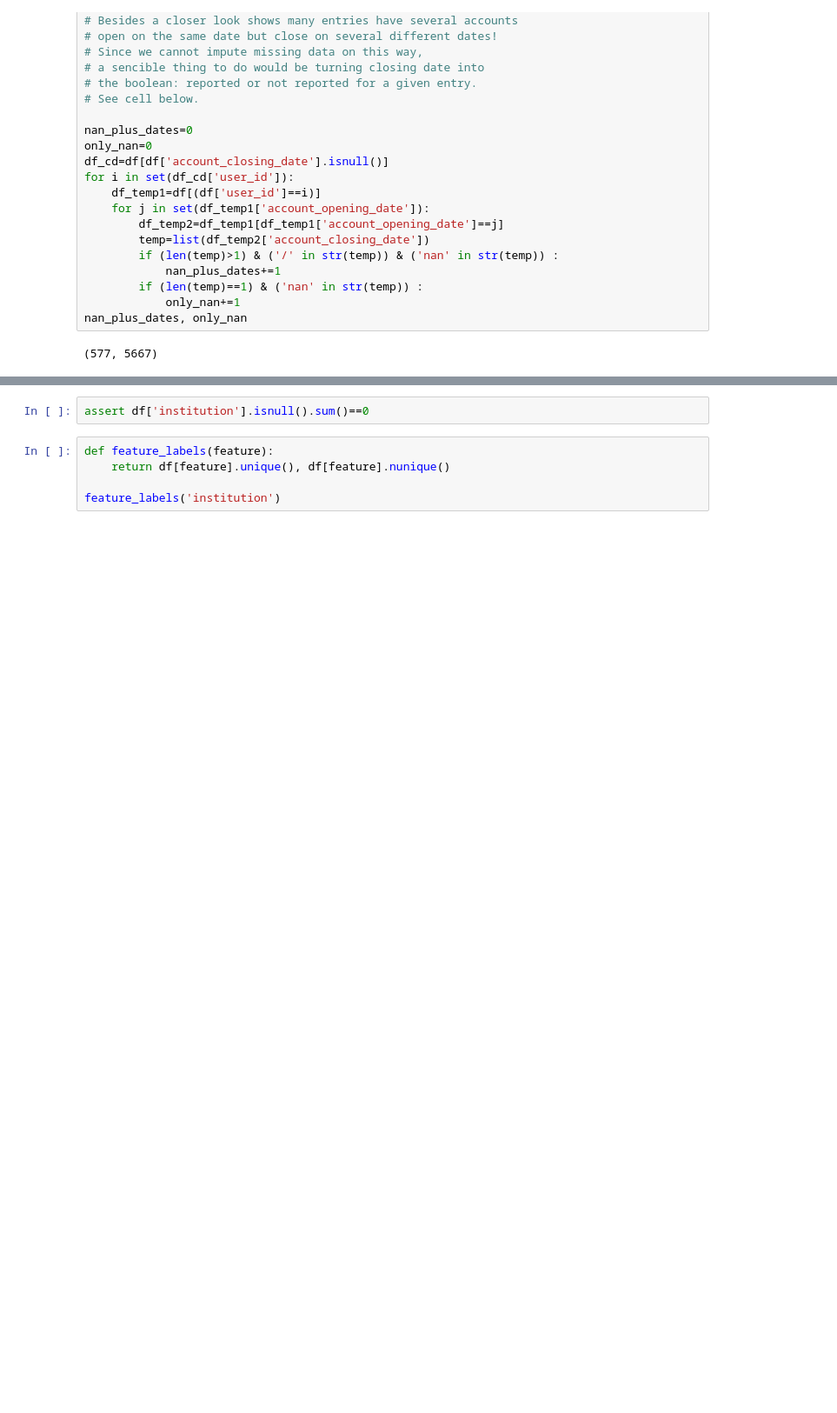
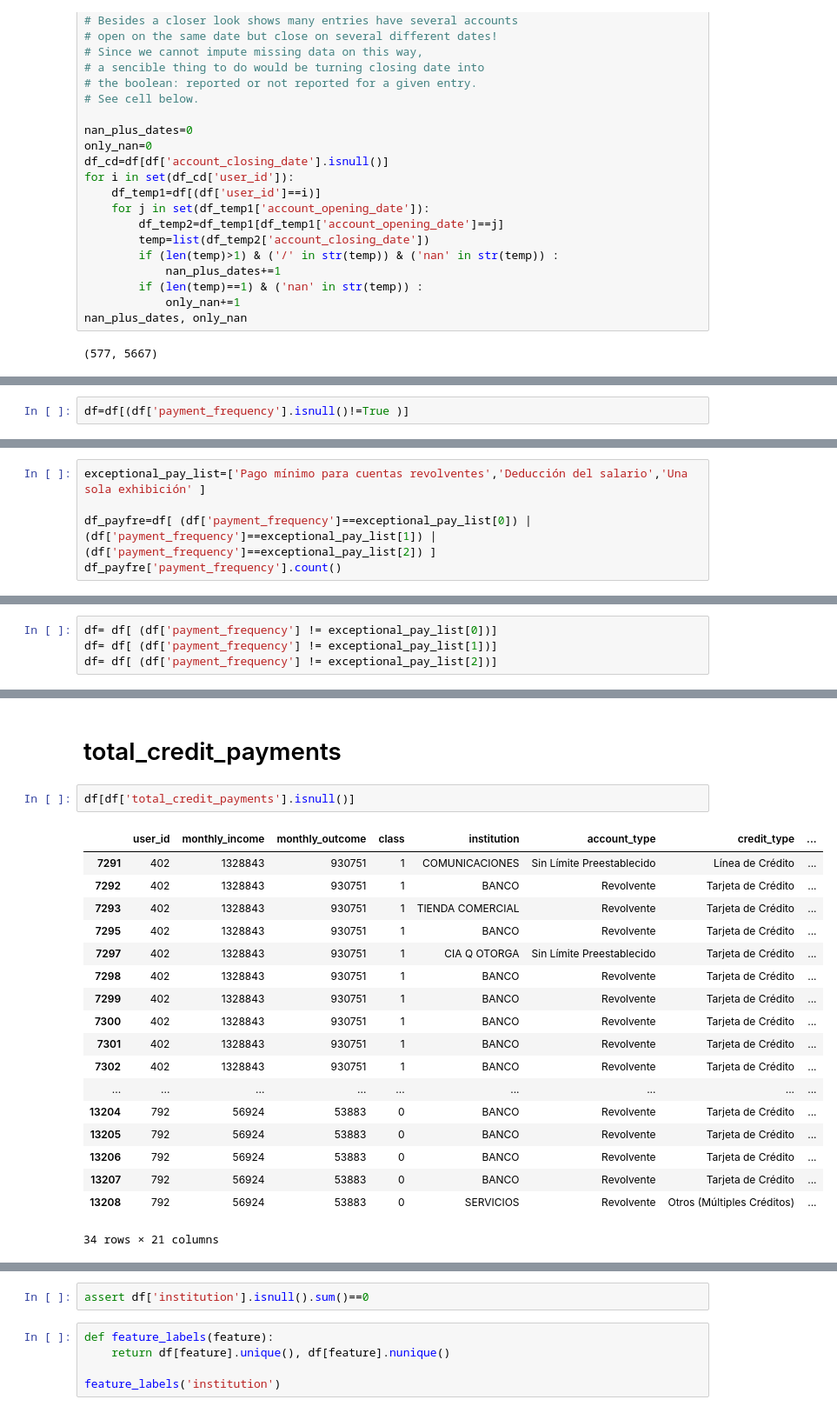
Before and after one commit to reneang17/fintech-demo, a Jupyter notebook: data-understanding.ipynb, the cells around one changed output, grey strips where cells are left out. Shown: that part at 87% size. Saved outputs shown, nothing was run; the diff lists cells and outputs as text; blank space fills up the shorter version.

```diff
--- a/data-understanding.ipynb
+++ b/data-understanding.ipynb
@@ -247,0 +292,2 @@ def fill_account_closing_date(columns):
+# %%
+df=df[(df['payment_frequency'].isnull()!=True )]
@@ -247,0 +304,5 @@ def fill_account_closing_date(columns):
+# %%
+exceptional_pay_list=['Pago mínimo para cuentas revolventes','Deducción del salario','Una sola exhibición' ]
+
+df_payfre=df[ (df['payment_frequency']==exceptional_pay_list[0]) | (df['payment_frequency']==exceptional_pay_list[1]) | (df['payment_frequency']==exceptional_pay_list[2]) ]
+df_payfre['payment_frequency'].count()
@@ -247,0 +318,4 @@ def fill_account_closing_date(columns):
+# %%
+df= df[ (df['payment_frequency'] != exceptional_pay_list[0])]
+df= df[ (df['payment_frequency'] != exceptional_pay_list[1])]
+df= df[ (df['payment_frequency'] != exceptional_pay_list[2])]
@@ -247,0 +342,23 @@ def fill_account_closing_date(columns):
+# %% [markdown]
+# total_credit_payments
+# %%
+df[df['total_credit_payments'].isnull()]
+# %% [output]
+|  | user_id | monthly_income | monthly_outcome | class | institution | account_type | credit_type | ... |
+| 7291 | 402 | 1328843 | 930751 | 1 | COMUNICACIONES | Sin Límite Preestablecido | Línea de Crédito | ... |
+| 7292 | 402 | 1328843 | 930751 | 1 | BANCO | Revolvente | Tarjeta de Crédito | ... |
+| 7293 | 402 | 1328843 | 930751 | 1 | TIENDA COMERCIAL | Revolvente | Tarjeta de Crédito | ... |
+| 7295 | 402 | 1328843 | 930751 | 1 | BANCO | Revolvente | Tarjeta de Crédito | ... |
+| 7297 | 402 | 1328843 | 930751 | 1 | CIA Q OTORGA | Sin Límite Preestablecido | Tarjeta de Crédito | ... |
+| 7298 | 402 | 1328843 | 930751 | 1 | BANCO | Revolvente | Tarjeta de Crédito | ... |
+| 7299 | 402 | 1328843 | 930751 | 1 | BANCO | Revolvente | Tarjeta de Crédito | ... |
+| 7300 | 402 | 1328843 | 930751 | 1 | BANCO | Revolvente | Tarjeta de Crédito | ... |
+| 7301 | 402 | 1328843 | 930751 | 1 | BANCO | Revolvente | Tarjeta de Crédito | ... |
+| 7302 | 402 | 1328843 | 930751 | 1 | BANCO | Revolvente | Tarjeta de Crédito | ... |
+| ... | ... | ... | ... | ... | ... | ... | ... | ... |
+| 13204 | 792 | 56924 | 53883 | 0 | BANCO | Revolvente | Tarjeta de Crédito | ... |
+| 13205 | 792 | 56924 | 53883 | 0 | BANCO | Revolvente | Tarjeta de Crédito | ... |
+| 13206 | 792 | 56924 | 53883 | 0 | BANCO | Revolvente | Tarjeta de Crédito | ... |
+| 13207 | 792 | 56924 | 53883 | 0 | BANCO | Revolvente | Tarjeta de Crédito | ... |
+| 13208 | 792 | 56924 | 53883 | 0 | SERVICIOS | Revolvente | Otros (Múltiples Créditos) | ... |
+34 rows × 21 columns
```
Also changed, not shown: parts of 27 cells of this notebook.
